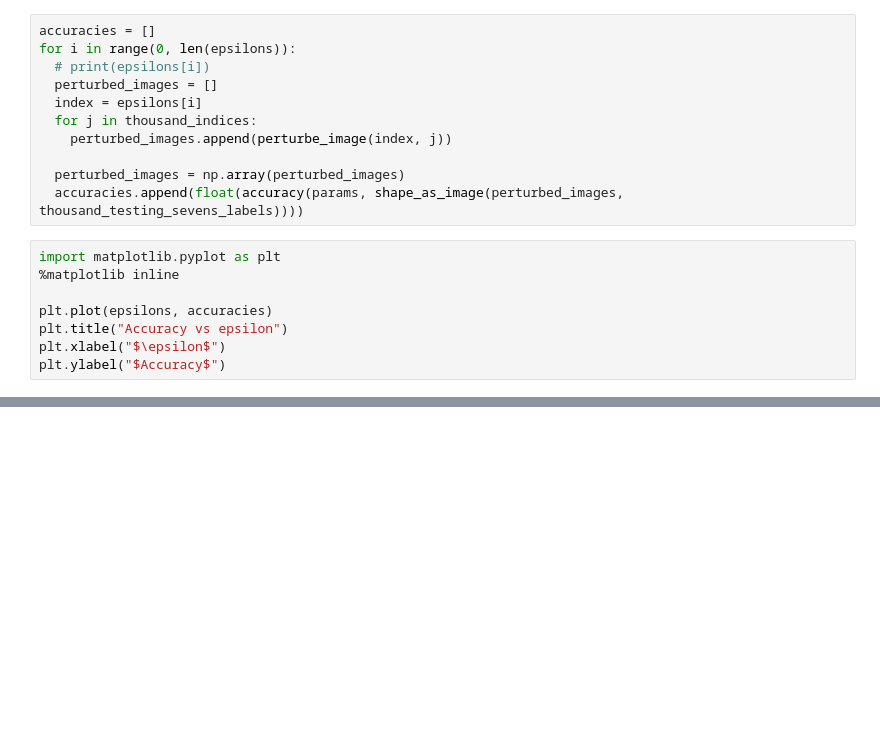
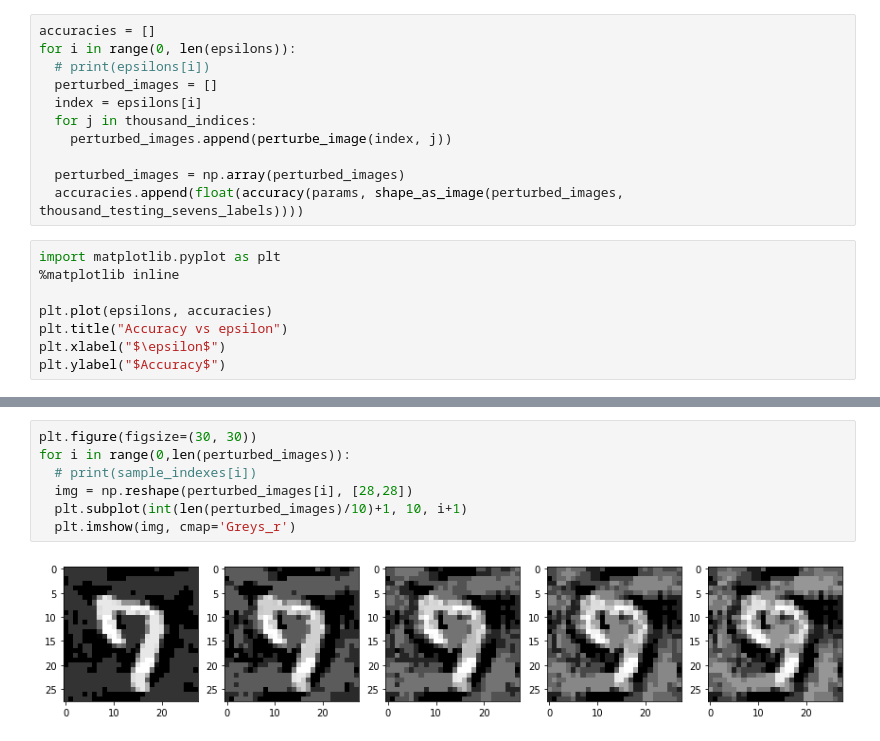
Before and after one commit to armandordorica/Advanced-Python, a Jupyter notebook: ECE1513_A5_V2.ipynb, the cells around one changed output, grey strips where cells are left out. Saved outputs shown, nothing was run; the diff lists cells and outputs as text; blank space fills up the shorter version.

```diff
--- a/ECE1513_A5_V2.ipynb
+++ b/ECE1513_A5_V2.ipynb
@@ -721,0 +648,9 @@ plt.ylabel("$Accuracy$")
+# %%
+plt.figure(figsize=(30, 30))
+for i in range(0,len(perturbed_images)):
+  # print(sample_indexes[i])
+  img = np.reshape(perturbed_images[i], [28,28])
+  plt.subplot(int(len(perturbed_images)/10)+1, 10, i+1)
+  plt.imshow(img, cmap='Greys_r')
+# %% [output]
+[figure, added]
```
Also changed, not shown: parts of 29 cells of this notebook.
